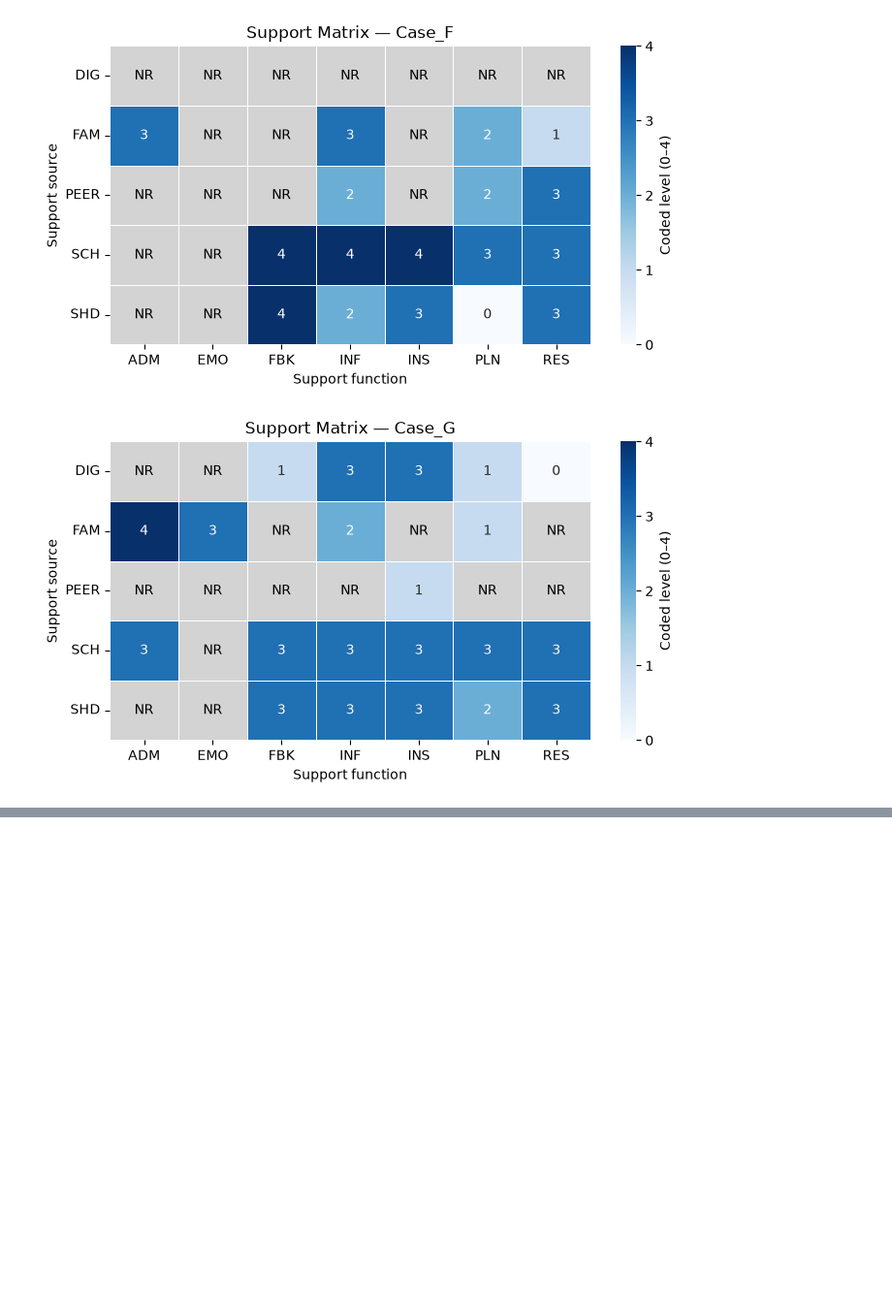
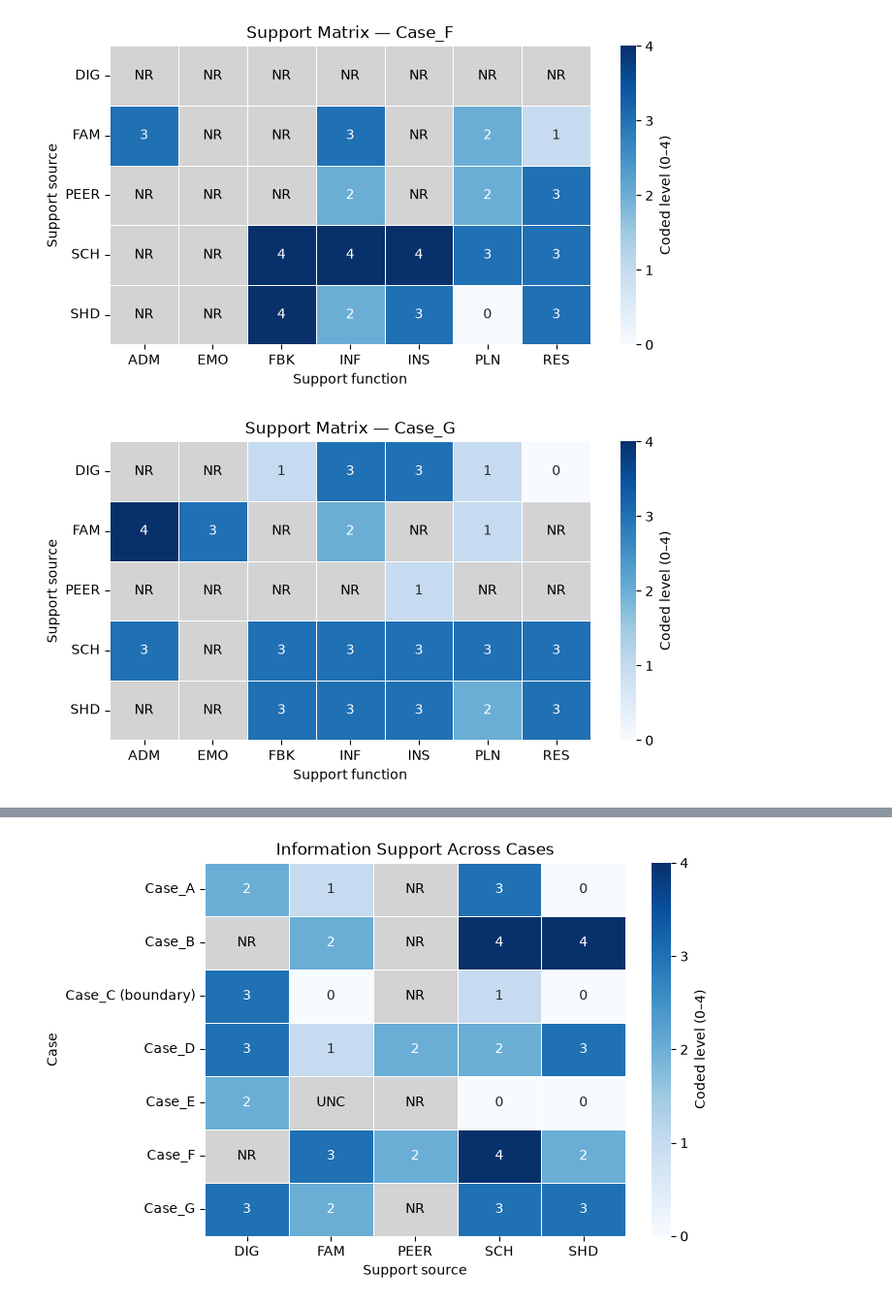
Before and after one commit to Joy090810/standardized-test-fairness, a Jupyter notebook: notebooks/01_data_overview.ipynb, the cells around one changed output, grey strips where cells are left out. Shown at 97% size. Cells and saved outputs as stored; diff of their text form; code cells hidden in the pictures; blank space fills up the shorter version.

```diff
--- a/notebooks/01_data_overview.ipynb
+++ b/notebooks/01_data_overview.ipynb
@@ -378,3 +378,10 @@ for case_id in cases:
 [figure]
 [figure]
 [figure]
+# %%
+inf_support = support_df.loc[
+    support_df["variable"].str.endswith("_INF")
+].copy()
+
+print(inf_support.shape)
+inf_support.head(7)
@@ -380,0 +398,10 @@ for case_id in cases:
+# %%
+inf_support[["source", "function"]] = inf_support["variable"].str.split("_", expand=True)
+
+inf_matrix = inf_support.pivot(
+    index="case_id",
+    columns="source",
+    values="value"
+)
+
+inf_matrix
@@ -380,0 +418,3 @@ for case_id in cases:
+# %%
+inf_numeric = inf_matrix.apply(pd.to_numeric, errors="coerce")
+inf_numeric
@@ -380,0 +431,44 @@ for case_id in cases:
+# %%
+plt.figure(figsize=(7, 5))
+
+ax_inf = sns.heatmap(
+    inf_numeric,
+    cmap="Blues",
+    vmin=0,
+    vmax=4,
+    annot=True,
+    fmt=".0f",
+    linewidths=0.5,
+    cbar_kws={
+        "ticks": [0, 1, 2, 3, 4],
+        "label": "Coded level (0–4)"
+    },
+    yticklabels=inf_numeric.index.str.replace(
+        "Case_C", "Case_C (boundary)", regex=False
+    )
+)
+
+ax_inf.set_facecolor("lightgray")
+for row in range(inf_numeric.shape[0]):
+    for col in range(inf_numeric.shape[1]):
+        if pd.isna(inf_numeric.iloc[row, col]):
+            ax_inf.text(
+                col + 0.5,
+                row + 0.5,
+                inf_matrix.iloc[row, col],
+                ha="center",
+                va="center",
+                color="black"
+            )
+plt.title("Information Support Across Cases")
+plt.xlabel("Support source")
+plt.ylabel("Case")
+plt.yticks(rotation=0)
+plt.savefig(
+    "../figures/information_support_heatmap.png",
+    dpi=300,
+    bbox_inches="tight"
+)
+plt.show()
+# %% [output]
+[figure, added]
```
Also changed, not shown: parts of 4 cells of this notebook, 1 other file.
